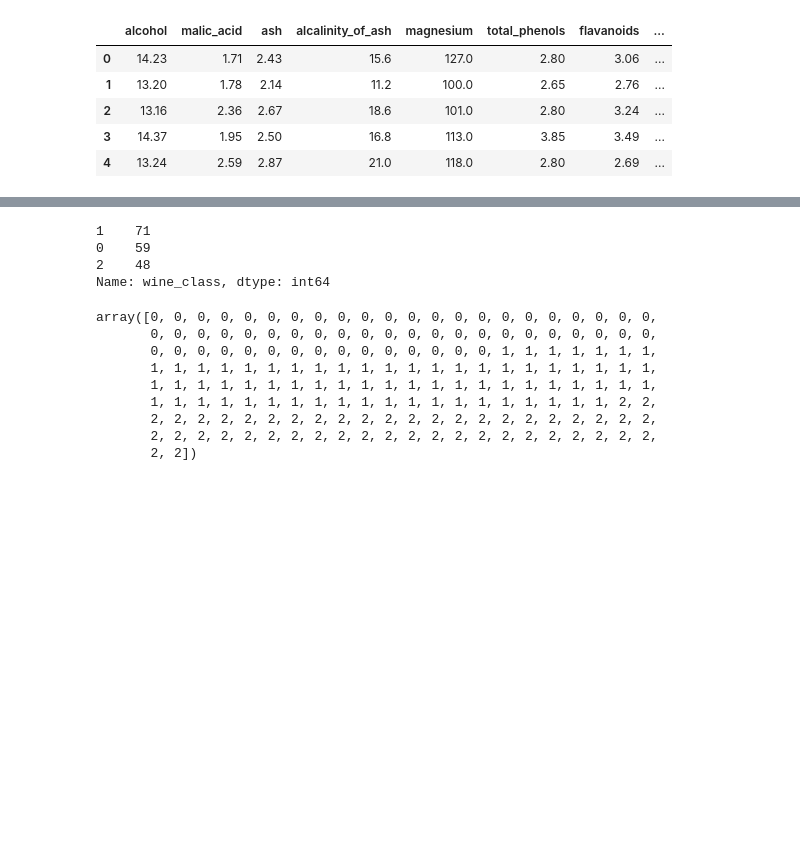
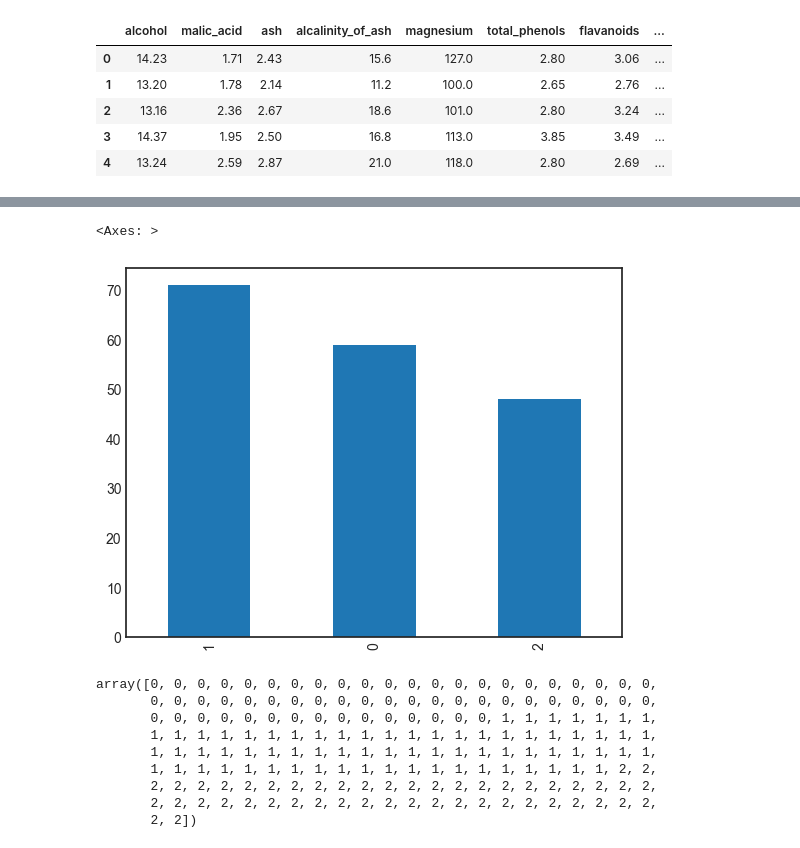
Before and after one commit to Danneftw1/Machine-learning, a Jupyter notebook: Code-along/L6-KNN.ipynb, the cells around one changed output, grey strips where cells are left out. Cells and saved outputs as stored; diff of their text form; code cells hidden in the pictures; blank space fills up the shorter version.

```diff
--- a/Code-along/L6-KNN.ipynb
+++ b/Code-along/L6-KNN.ipynb
@@ -67,10 +67,8 @@ memory usage: 19.6 KB
 # %%
-df["wine_class"].value_counts()
+df["wine_class"].value_counts().plot(kind="bar")
 # %% [output]
-1    71
-0    59
-2    48
-Name: wine_class, dtype: int64
+<Axes: >
+[figure, added]
 # %%
 wine.target
 # %% [output]
```
Also changed, not shown: parts of 7 cells of this notebook, 2 other files.
